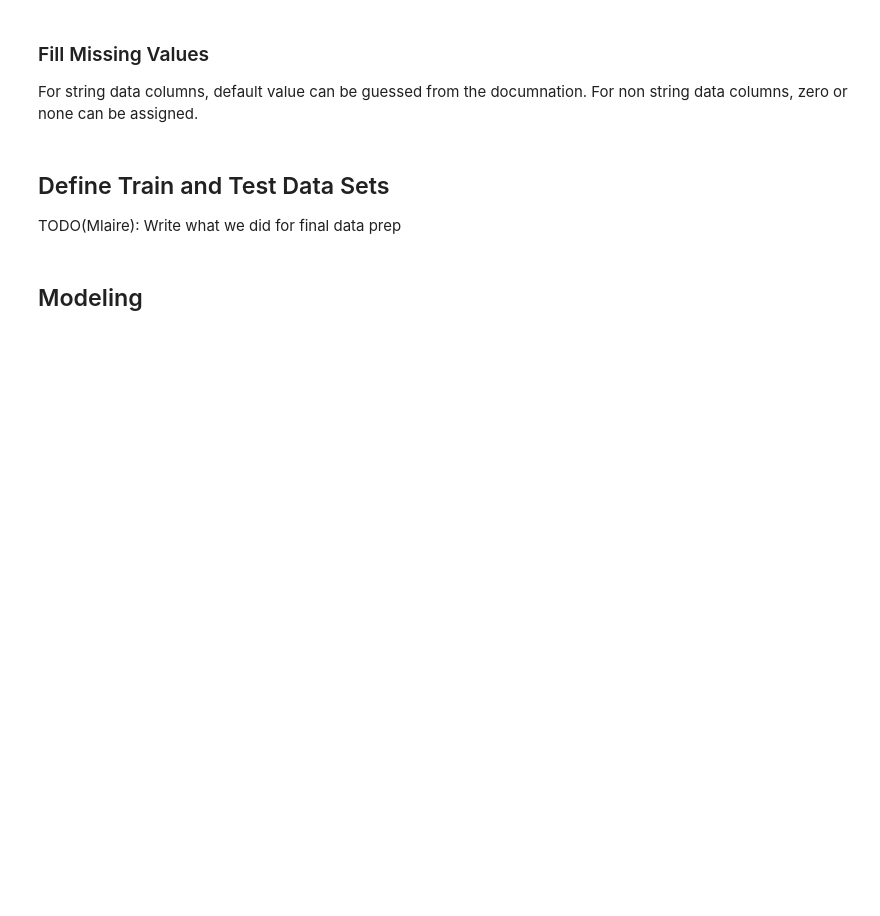
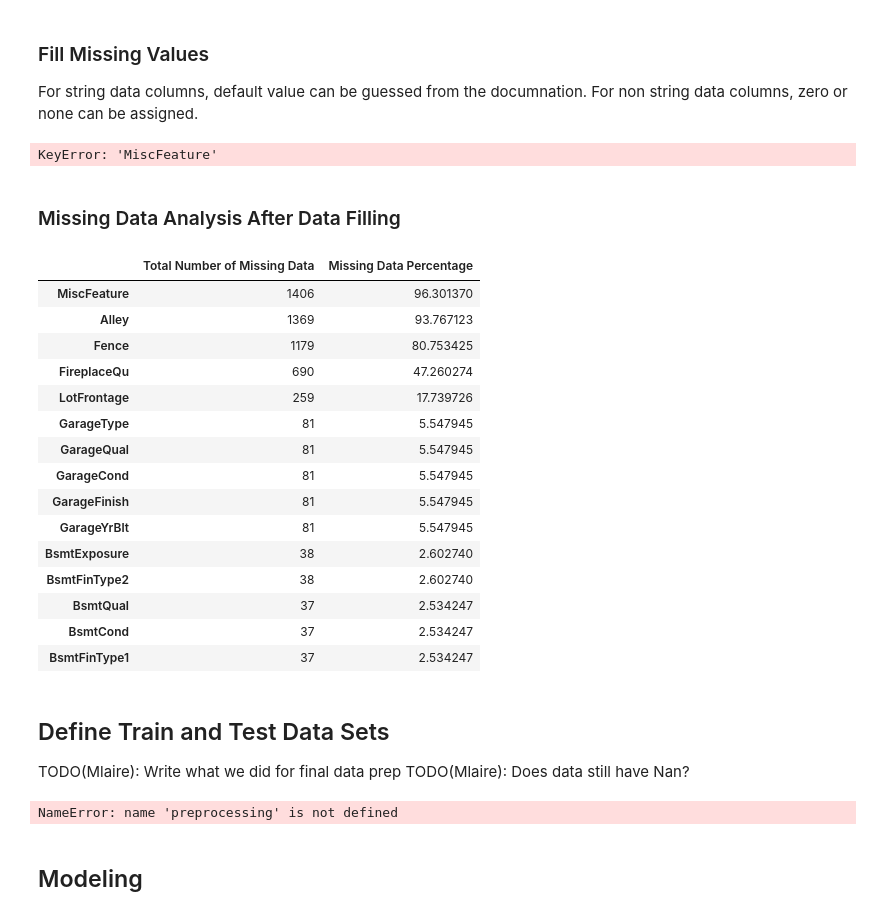
Before and after one commit to ansjory/w207_project, a Jupyter notebook: Kaggle_House_Prices/Mlaire_draft.ipynb, the cells around one changed output. Cells and saved outputs as stored; diff of their text form; code cells hidden in the pictures; blank space fills up the shorter version.

```diff
--- a/Kaggle_House_Prices/Mlaire_draft.ipynb
+++ b/Kaggle_House_Prices/Mlaire_draft.ipynb
@@ -304,6 +267,69 @@ set_missing_value(train, filling_requests)
+# %%
+# TODO(soodong): Add reasoning
+train['MiscFeature'] = train['MiscFeature'].fillna('None')
+train['Alley'] = train['Alley'].fillna('None')
+train['Fence'] = train['Fence'].fillna('None')
+train['FireplaceQu'] = train['FireplaceQu'].fillna('None')
+train['GarageCond'] = train['GarageCond'].fillna('No Garage')
+train['GarageType'] = train['GarageType'].fillna('No Garage')
+train['GarageFinish'] = train['GarageFinish'].fillna('No Garage')
+train['GarageQual'] = train['GarageQual'].fillna('No Garage')
+train['BsmtCond'] = train['BsmtCond'].fillna('No Basement')
+train['BsmtFinType1'] = train['BsmtFinType1'].fillna('No Basement')
+train['BsmtQual'] = train['BsmtQual'].fillna('No Basement')
+train['BsmtFinType2'] = train['BsmtFinType2'].fillna('No Basement')
+train['BsmtExposure'] = train['BsmtExposure'].fillna('No Basement')
+train["Functional"] = train["Functional"].fillna("Typ")
+
+train['BsmtHalfBath'] = train['BsmtHalfBath'].fillna(0)
+train['BsmtFullBath'] = train['BsmtFullBath'].fillna(0)
+train['GarageCars'] = train['GarageCars'].fillna(0)
+train['GarageArea'] = train['GarageArea'].fillna(0)
+train['TotalBsmtSF'] = train['TotalBsmtSF'].fillna(0)
+train['BsmtFinSF1'] = train['BsmtFinSF1'].fillna(0)
+train['BsmtFinSF1'] = train['BsmtFinSF1'].fillna(0)
+train['BsmtUnfSF'] = train['BsmtUnfSF'].fillna(0)
+train['MSZoning'] = train['MSZoning'].fillna(train['MSZoning'].mode()[0]) #RL
+train['KitchenQual'] = train['KitchenQual'].fillna(train['KitchenQual'].mode()[0]) #TA
+train['Exterior1st'] = train['Exterior1st'].fillna(train['Exterior1st'].mode()[0])
+train['Exterior2nd'] = train['Exterior2nd'].fillna(train['Exterior2nd'].mode()[0])
+train['SaleType'] = train['SaleType'].fillna(train['SaleType'].mode()[0])
+train['Electrical'] = train['Electrical'].fillna(train['Electrical'].mode()[0])
+train['MasVnrArea'] = train['MasVnrArea'].fillna(0)
+train['MasVnrType'] = train['MasVnrType'].fillna('None')
+
+train['GarageYrBlt'] = train['GarageYrBlt'].fillna('0') #Set to 0 if no garage
+# %% [output]
+KeyError: 'MiscFeature'
+# %% [markdown]
+### Missing Data Analysis After Data Filling
+# %%
+total = train.isnull().sum().sort_values(ascending=False)
+percent = (train.isnull().sum() / train.isnull().count() * 100).sort_values(ascending=False)
+missing_data = pd.concat(
+    [total, percent], axis=1, keys=["Total Number of Missing Data", "Missing Data Percentage"])
+missing_data.head(15)
+# %% [output]
+|  | Total Number of Missing Data | Missing Data Percentage |
+| MiscFeature | 1406 | 96.301370 |
+| Alley | 1369 | 93.767123 |
+| Fence | 1179 | 80.753425 |
+| FireplaceQu | 690 | 47.260274 |
+| LotFrontage | 259 | 17.739726 |
+| GarageType | 81 | 5.547945 |
+| GarageQual | 81 | 5.547945 |
+| GarageCond | 81 | 5.547945 |
+| GarageFinish | 81 | 5.547945 |
+| GarageYrBlt | 81 | 5.547945 |
+| BsmtExposure | 38 | 2.602740 |
+| BsmtFinType2 | 38 | 2.602740 |
+| BsmtQual | 37 | 2.534247 |
+| BsmtCond | 37 | 2.534247 |
+| BsmtFinType1 | 37 | 2.534247 |
 # %% [markdown]
 ## Define Train and Test Data Sets
 TODO(Mlaire): Write what we did for final data prep
+TODO(Mlaire): Does data still have Nan?
 # %%
 train = pd.get_dummies(train)
 log_sales_price = np.log1p(train["SalePrice"])
@@ -328,6 +354,8 @@ test_data = train[DATA_CUTOFF:]
 test_labels = log_sales_price[DATA_CUTOFF:]
 train = train[:DATA_CUTOFF]
 log_sales_price = log_sales_price[:DATA_CUTOFF]
+# %% [output]
+NameError: name 'preprocessing' is not defined
 # %% [markdown]
 ## Modeling
 # %% [markdown]
```
Also changed, not shown: parts of 11 cells of this notebook.
